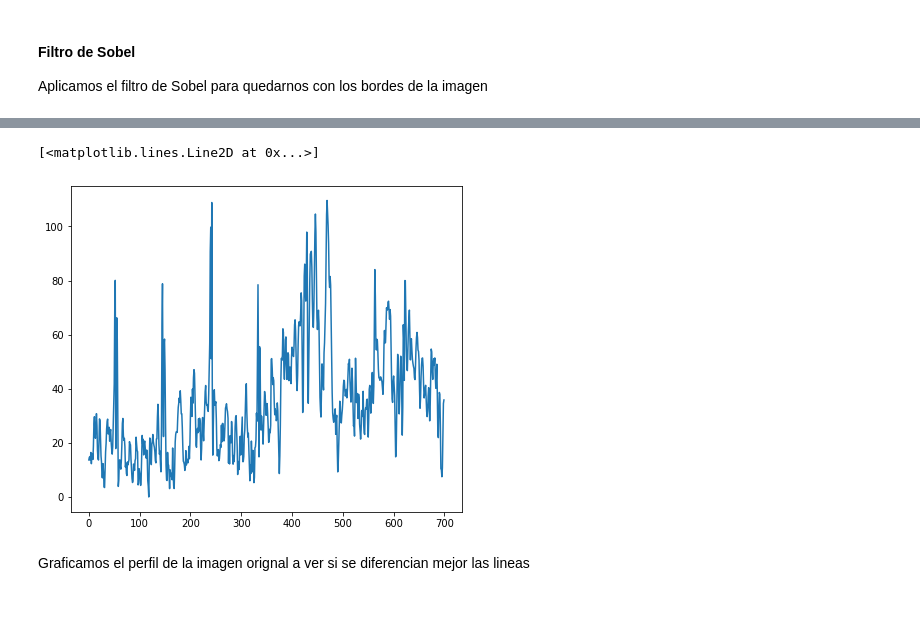
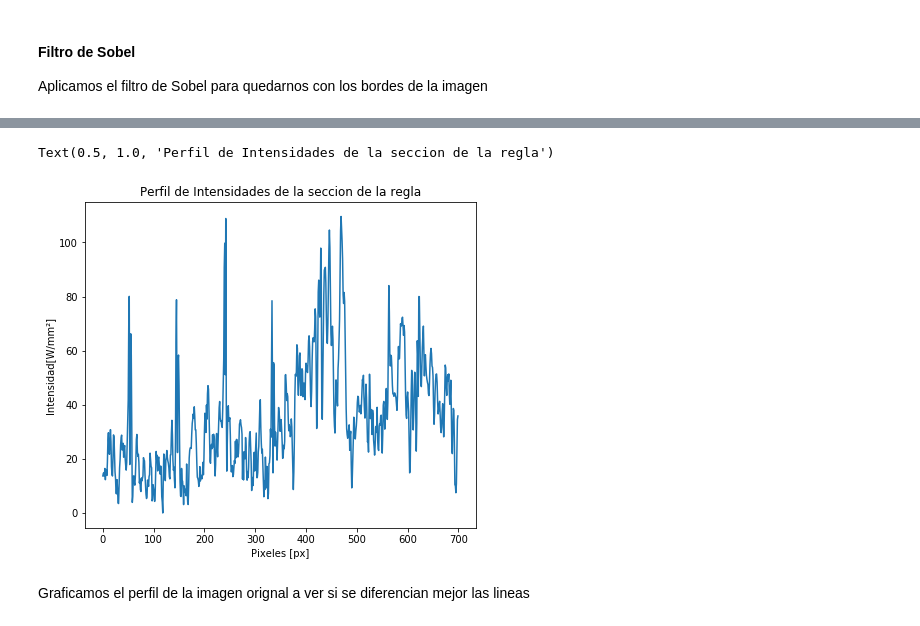
Before and after one commit to LunaKadysz/Laboratorio-4, a Jupyter notebook: Practica1/Practic1.ipynb, the cells around one changed output, grey strips where cells are left out. Saved outputs shown, nothing was run; the diff lists cells and outputs as text; code cells hidden in the pictures.

```diff
--- a/Practica1/Practic1.ipynb
+++ b/Practica1/Practic1.ipynb
@@ -76,11 +86,13 @@ plt.imshow(R2)
 # %%
 perf2 = R2[1060, 800:1500]
 plt.figure(figsize = (7, 6))
 plt.plot(perf2)
-#rari detectar ahi
+plt.xlabel('Pixeles [px]')
+plt.ylabel('Intensidad[W/mm²]')
+plt.title(f'Perfil de Intensidades de la seccion de la regla')
 # %% [output]
-[<matplotlib.lines.Line2D at 0x...>]
+Text(0.5, 1.0, 'Perfil de Intensidades de la seccion de la regla')
-[figure, old version]
+[figure, new version]
 # %% [markdown]
 Graficamos el perfil de la imagen orignal a ver si se diferencian mejor las lineas
 # %%
```
Also changed, not shown: parts of 21 cells of this notebook.
